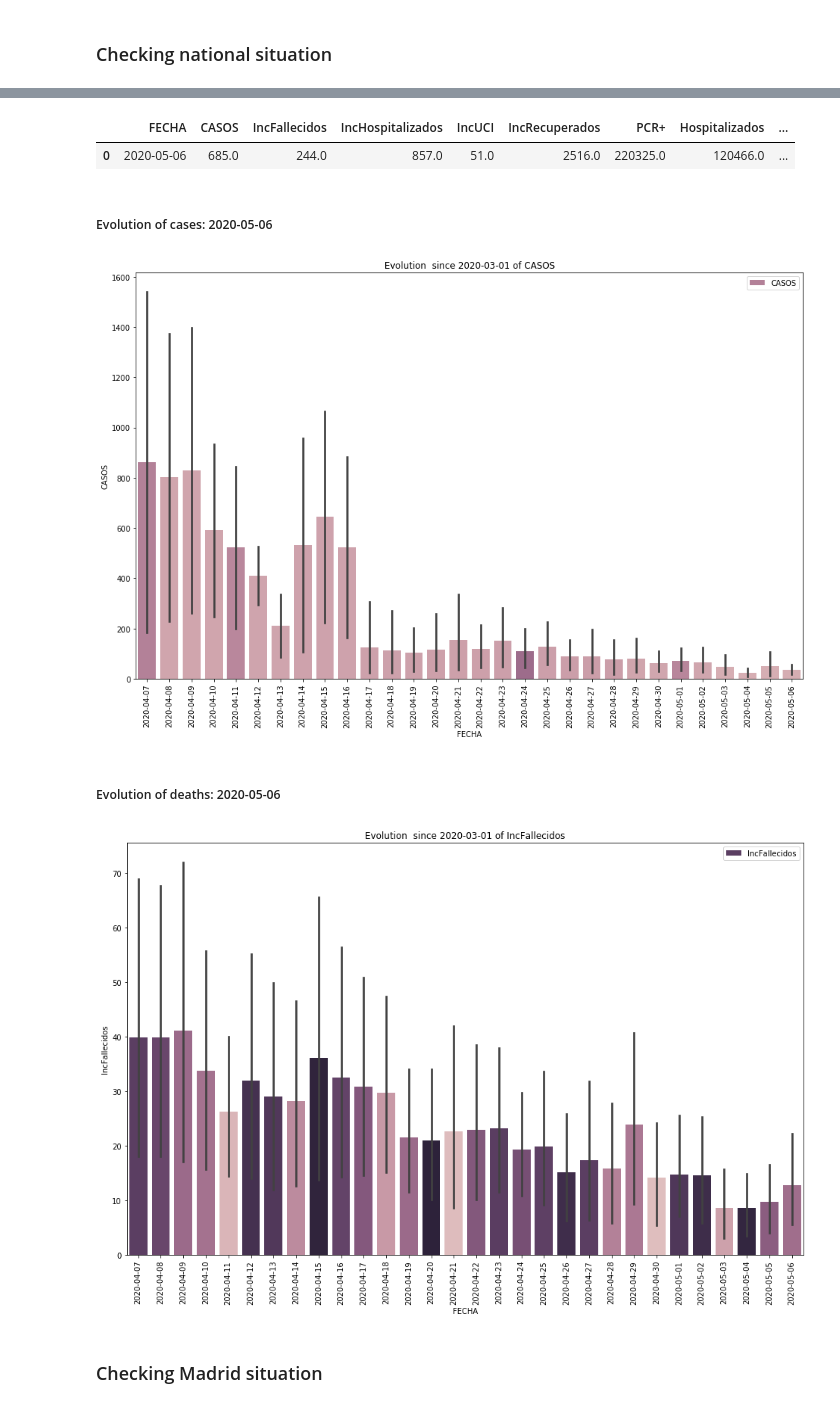
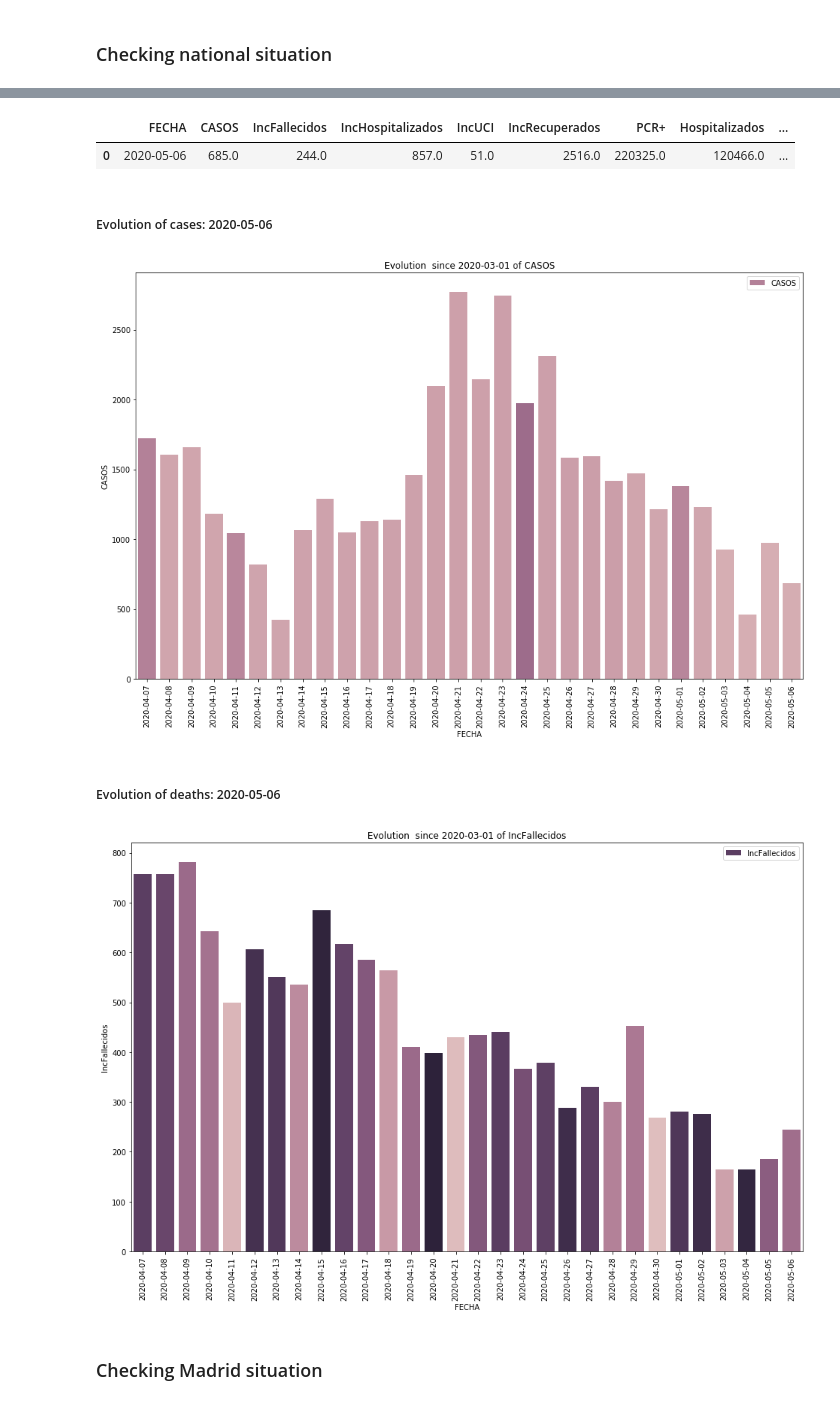
Before and after one commit to RaulRC/Covid-19, a Jupyter notebook: Covid19 - Official Spanish Data Curation ISCIII and other public datasets.ipynb, the cells around one changed output, grey strips where cells are left out. Drawn from its saved outputs; the diff is of its cells as text; code cells hidden in the pictures.

````diff
--- a/Covid19 - Official Spanish Data Curation ISCIII and other public datasets.ipynb
+++ b/Covid19 - Official Spanish Data Curation ISCIII and other public datasets.ipynb
@@ -289,7 +289,7 @@ Use this cell in order to know from the official data ISCIII the evolution.
 'VC', 'EX', 'GA', 'MD', 'ML',
 'MC', 'NC', 'PV', 'RI'```
 # %%
-def checkSituation(loc=None):
+def checkSituation(loc=None, aggregation=False):
     # Incremental features
     incs = ['FECHA', 'CASOS', 'IncFallecidos', 'IncHospitalizados', 'IncUCI', 'IncRecuperados']
     # Absolute features
@@ -298,21 +298,21 @@ def checkSituation(loc=None):
     display(Markdown("#### TODAY'S DATA: {} ".format(current_day) + (loc if loc else "")))
     displayInfo(res, location=loc, date=current_day, columns=incs + abss)
     display(Markdown("##### Evolution of cases: {} ".format(current_day) + (loc if loc else "")))
-    showStats(res, location=loc, feature='CASOS', aggregate=False)
+    showStats(res, location=loc, feature='CASOS', aggregate=aggregation)
     display(Markdown("##### Evolution of deaths: {} ".format(current_day) + (loc if loc else "")))
-    showStats(res, location=loc, feature='IncFallecidos', aggregate=False)
+    showStats(res, location=loc, feature='IncFallecidos', aggregate=aggregation)
 # %% [markdown]
 ### Checking national situation
 # %%
-checkSituation(loc=None)
+checkSituation(loc=None, aggregation=True)
 # %% [output]
 #### TODAY'S DATA: 2020-05-06
 |  | FECHA | CASOS | IncFallecidos | IncHospitalizados | IncUCI | IncRecuperados | PCR+ | Hospitalizados | ... |
 | 0 | 2020-05-06 | 685.0 | 244.0 | 857.0 | 51.0 | 2516.0 | 220325.0 | 120466.0 | ... |
 ##### Evolution of cases: 2020-05-06
-[figure, old version]
+[figure, new version]
 ##### Evolution of deaths: 2020-05-06
-[figure, old version]
+[figure, new version]
 # %% [markdown]
 ### Checking Madrid situation
 # %%
````
